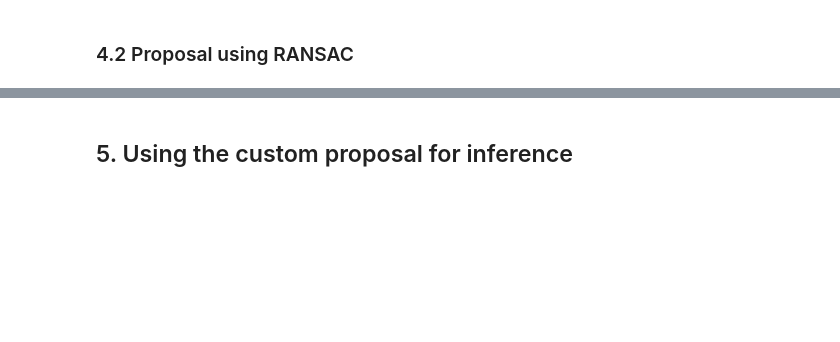
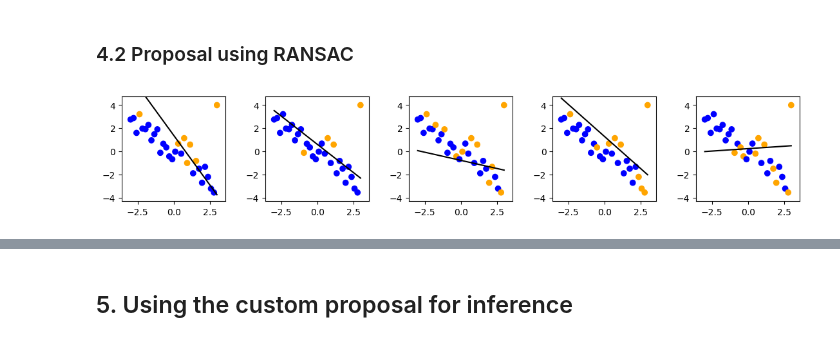
Before and after one commit to probcomp/GenExperimental.jl, a Jupyter notebook: examples/ransac/RANSAC_Notebook.ipynb, the cells around one changed output, grey strips where cells are left out. Drawn from its saved outputs; the diff is of its cells as text; code cells hidden in the pictures; blank space fills up the shorter version.

```diff
--- a/examples/ransac/RANSAC_Notebook.ipynb
+++ b/examples/ransac/RANSAC_Notebook.ipynb
@@ -246,31 +272,36 @@ LoadError: UndefVarError: traces not defined
         prob_outlier = inliers[i] ? 0.1 : 0.9
         flip(prob_outlier) ~ "o$i"
     end
 end
 
 # Run RANSAC with an unbounded number of iterations. Store as traces and return them
 function run_ransac_proposal(xs::Array{Float64,1}, ys::Array{Float64,1}, num_samples::Int, ransac::Function)
     traces = []
     for i=1:num_samples
         ransac_params = RansacParams(10, 2, 1.)
         proposal_std = 1.
         trace = Trace()
         @generate(trace, ransac_proposal(xs, ys, ransac_params, proposal_std))
         push!(traces, trace)
     end
     traces
 end
 
 num_samples = 5
-traces_ransac = run_ransac_proposal(xs, ys, num_samples, ransac_core)
+traces = run_ransac_proposal(xs, ys, num_samples, ransac_core)
 
 plt[:figure](figsize=(11.3, 10))
 for (i, trace) in enumerate(traces)
     plt[:subplot](5, 5, i)
     ax = plt[:gca]()
     xlim = [-4., 4.]
     ylim = [-4., 4.]
+    #just for plotting
+    for(i, y) in enumerate(ys)
+        intervene!(trace, "y$i", y)
+    end
     render_linreg_trace(trace, xs)
 end
 plt[:tight_layout]()
 # %% [output]
+[figure, added]
```
Also changed, not shown: parts of 20 cells of this notebook.
